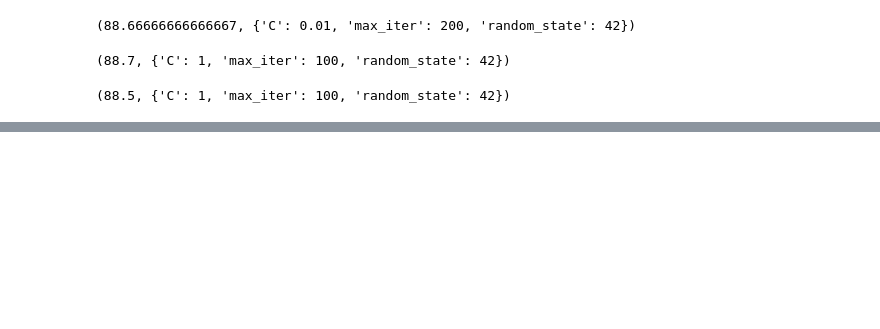
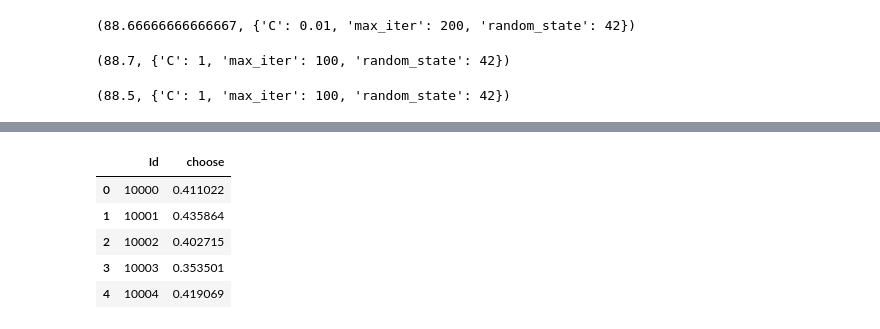
Before and after one commit to TrickSonix/Choose-tutors-competition, a Jupyter notebook: Data prepare.ipynb, the cells around one changed output, grey strips where cells are left out. Cells and saved outputs as stored; diff of their text form; code cells hidden in the pictures; blank space fills up the shorter version.

```diff
--- a/Data prepare.ipynb
+++ b/Data prepare.ipynb
@@ -135,0 +192,17 @@ best_accuracy_5, best_params_5
+# %%
+predictions_reshaped = predictions.flatten()
+# %%
+predictions_series = pd.Series(predictions_reshaped)
+# %%
+frame = {'Id': final_predictions, 'choose': predictions_series}
+# %%
+result = pd.DataFrame(frame)
+# %%
+result.head()
+# %% [output]
+|  | Id | choose |
+| 0 | 10000 | 0.411022 |
+| 1 | 10001 | 0.435864 |
+| 2 | 10002 | 0.402715 |
+| 3 | 10003 | 0.353501 |
+| 4 | 10004 | 0.419069 |
```
Also changed, not shown: parts of 47 cells of this notebook, 4 other files.
